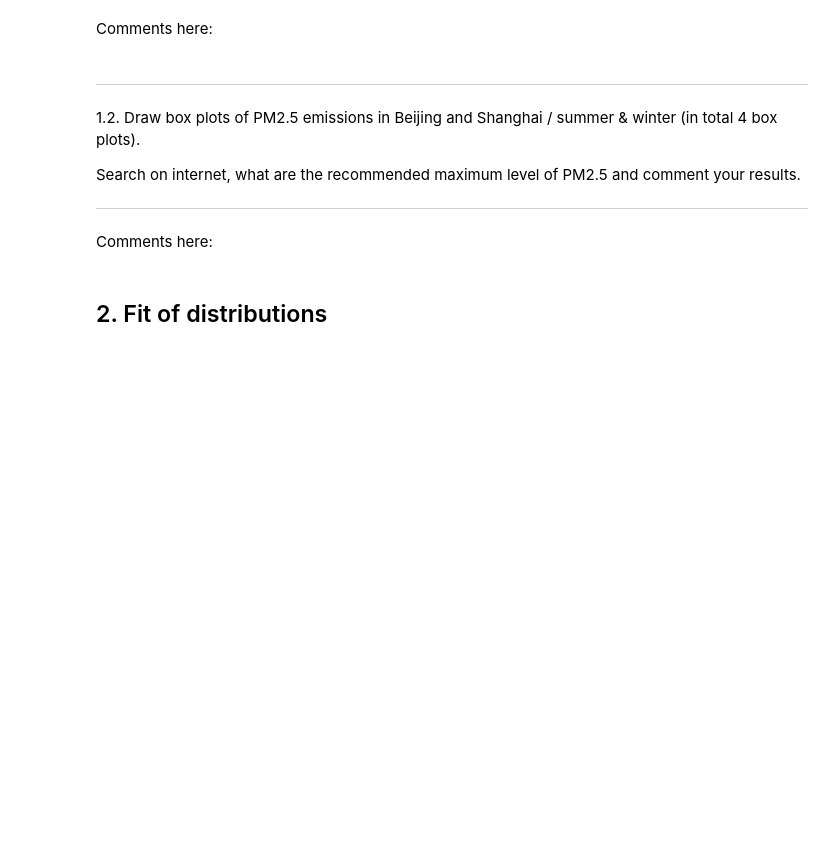
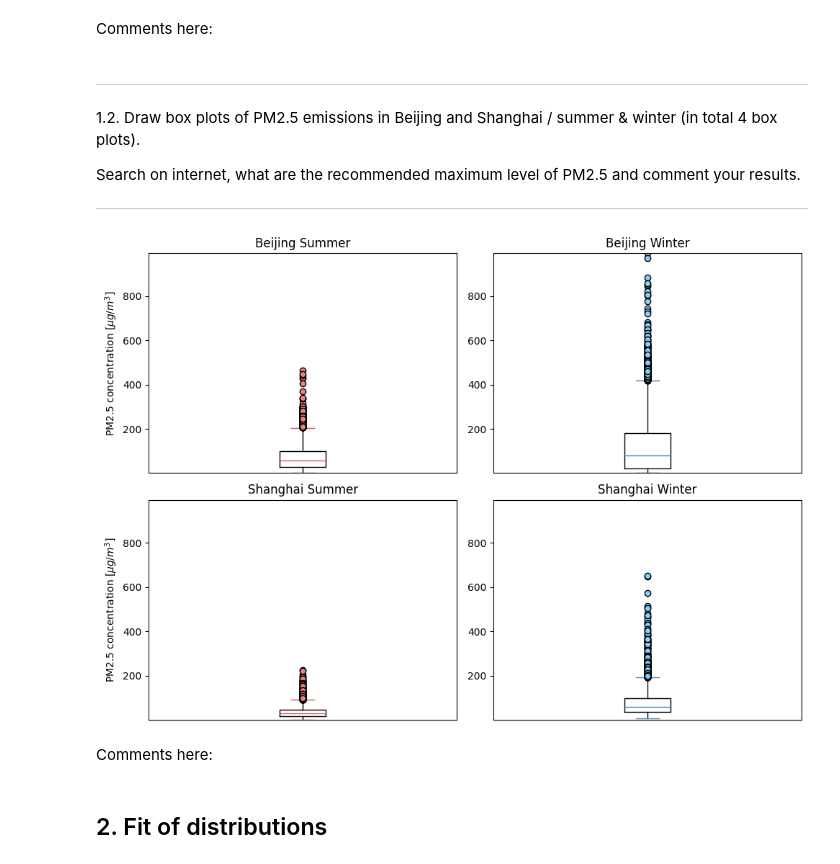
Before and after one commit to Potomolo/LEPL1109-CraHackaton, a Jupyter notebook: Hackathon 1.ipynb, the cells around one changed output. Drawn from its saved outputs; the diff is of its cells as text; code cells hidden in the pictures; blank space fills up the shorter version.

```diff
--- a/Hackathon 1.ipynb
+++ b/Hackathon 1.ipynb
@@ -84,21 +84,17 @@ Use the field 'season' to split the data of Shanghai and Bejing into:
 * one sample for summer (season=2).
 ------------------------------------------------------------------------------------------------------
 # %%
-'''
-!!!!!!!!!!!!!!!!!!!!!!!!!!!!!!!!!!!!!!!!!!!!!!!!!!!!!!!!!!!!!!!!!!!!!!!!!!!!!!!!!!!
-!!!!!!!!!!!!!!ATENTION IL NE FAUT GARDER QUE CERTAINES DATES !!!!!!!!!!!!!!!!!!!!!!
-!!!!!!!!!!!!!!!!!!!!!!!!!!!!!!!!!!!!!!!!!!!!!!!!!!!!!!!!!!!!!!!!!!!!!!!!!!!!!!!!!!!
-'''
 #Load les csv en dataframe
 beijing_df = pd.read_csv('BeijingPM.csv')
 shanghai_df = pd.read_csv('ShanghaiPM.csv')
 
 #Définir la colonne qu'on analyse
 target_column = 'PM_US Post'
+year = 'year'
 
 #Filtrer les dataframe de façon à ne garder que les entrées où on a une valeur pour Shanghai et Beijing
-valid_beijing = beijing_df[~pd.isna(beijing_df[target_column]) & ~pd.isna(shanghai_df[target_column])]
-valid_shanghai = shanghai_df[~pd.isna(beijing_df[target_column]) & ~pd.isna(shanghai_df[target_column])]
+valid_beijing = beijing_df[~pd.isna(beijing_df[target_column]) & ~pd.isna(shanghai_df[target_column]) & (beijing_df[year] > 2011) & (beijing_df[year] < 2016)]
+valid_shanghai = shanghai_df[~pd.isna(beijing_df[target_column]) & ~pd.isna(shanghai_df[target_column]) & (shanghai_df[year] > 2011) & (shanghai_df[year] < 2016)]
 
 #Filtrer les dataframe "communs" en saison summer et winter
 valid_beijing_winter = valid_beijing[valid_beijing["season"] == 4]
@@ -255,3 +216,50 @@ Search on internet, what are the recommended maximum level of PM2.5 and comment
+# %%
+# Beaux plots des PM ?
+# 1 box plot par ville et par saison, en prenant toutes les données d'une même saison (graphe = boite à moustache, voir internet)
+# Résultats à comparer avec le niveau recommandé sur internet.
+
+data = [
+    valid_beijing_summer[target_column].to_numpy(),
+    valid_beijing_winter[target_column].to_numpy(),
+    valid_shanghai_summer[target_column].to_numpy(),
+    valid_shanghai_winter[target_column].to_numpy()
+]
+
+# Create a figure with 4 subplots arranged in a 2x2 grid
+fig, axs = plt.subplots(2, 2, figsize=(10, 7))
+
+# Titles for each subplot
+titles = [
+    'Beijing Summer',
+    'Beijing Winter',
+    'Shanghai Summer',
+    'Shanghai Winter'
+]
+
+y_min = min(np.min(dataset) for dataset in data)
+y_max = max(np.max(dataset) for dataset in data)
+
+colors = ['indianred', 'steelblue', 'indianred', 'steelblue']
+outliers_colors = ['lightcoral', 'lightskyblue', 'lightcoral', 'lightskyblue']
+
+# Iterate through each dataset and subplot
+for i, (ax, dataset, title) in enumerate(zip(axs.flatten(), data, titles)):
+    box = ax.boxplot(dataset,
+                     boxprops=dict(color='black'),
+                     medianprops=dict(color=colors[i]),  # Color for the median line
+                     whiskerprops=dict(color='black'),  # Color for whiskers
+                     capprops=dict(color=colors[i]),  # Color for caps
+                     flierprops=dict(markerfacecolor=outliers_colors[i], marker='o'))  # Color for outliers
+    ax.set_title(title)
+    if i % 2 == 0:  # Only set y-labels for left subplots (0 and 2)
+        ax.set_ylabel(r'PM2.5 concentration $[µg/m^3]$')
+    ax.set_xticks([])  # Remove x-ticks
+    ax.set_ylim(y_min, y_max)  # Set the same y-limits for all subplots
+
+plt.tight_layout()
+plt.show()
+# %% [output]
+[figure, added]
 # %% [markdown]
 Comments here:
 # %% [markdown]
```
Also changed, not shown: parts of 14 cells of this notebook, 1 other file.
